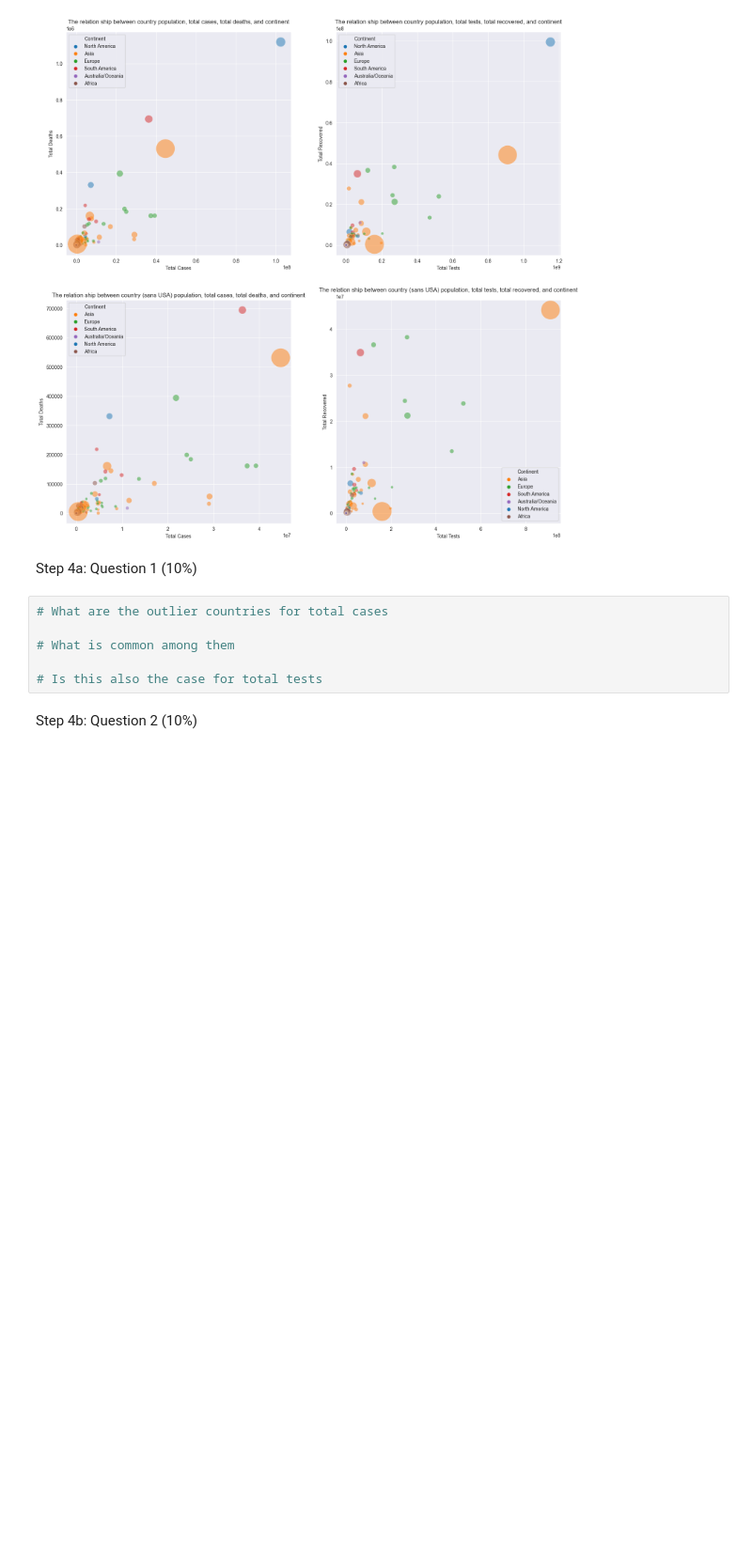
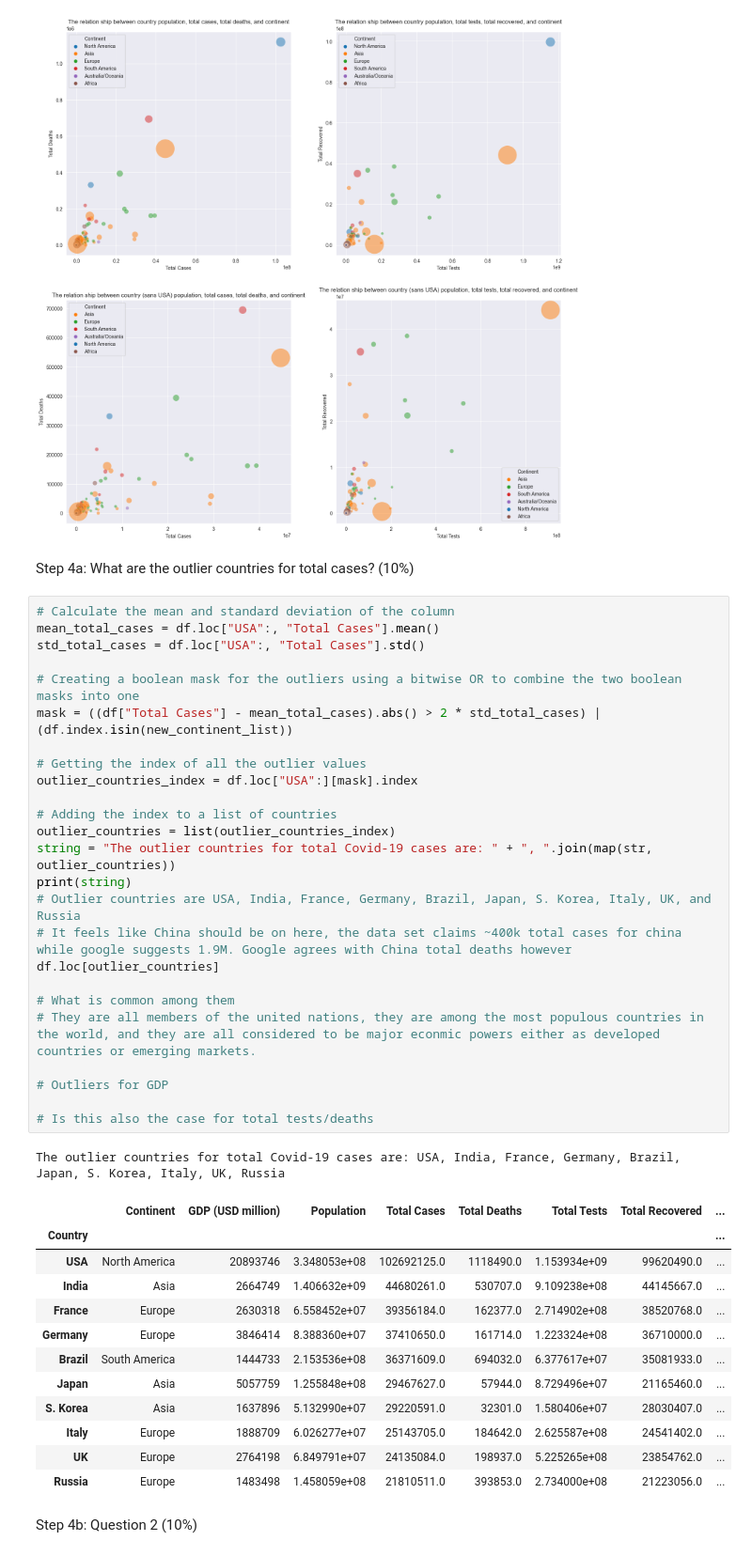
Before and after one commit to MJ-Peters/SDPA-Coursework, a Jupyter notebook: Data Analysis.ipynb, the cells around one changed output. Shown: that part at 94% size. Cells and saved outputs as stored; diff of their text form; blank space fills up the shorter version.

Commit message:
Calculated outlier countries of total covid cases.

```diff
--- a/Data Analysis.ipynb
+++ b/Data Analysis.ipynb
@@ -361,14 +361,47 @@ BP4.set_title("The relation ship between country (sans USA) population, total te
 plt.show()
 # %% [output]
 [figure]
-# %% [markdown]
-Step 4a: Question 1 (10%)
-# %%
-# What are the outlier countries for total cases
-
-# What is common among them
-
-# Is this also the case for total tests
+# %% [markdown]
+Step 4a: What are the outlier countries for total cases? (10%)
+# %%
+# Calculate the mean and standard deviation of the column
+mean_total_cases = df.loc["USA":, "Total Cases"].mean()
+std_total_cases = df.loc["USA":, "Total Cases"].std()
+
+# Creating a boolean mask for the outliers using a bitwise OR to combine the two boolean masks into one
+mask = ((df["Total Cases"] - mean_total_cases).abs() > 2 * std_total_cases) | (df.index.isin(new_continent_list))
+
+# Getting the index of all the outlier values
+outlier_countries_index = df.loc["USA":][mask].index
+
+# Adding the index to a list of countries
+outlier_countries = list(outlier_countries_index)
+string = "The outlier countries for total Covid-19 cases are: " + ", ".join(map(str, outlier_countries))
+print(string)
+# Outlier countries are USA, India, France, Germany, Brazil, Japan, S. Korea, Italy, UK, and Russia
+# It feels like China should be on here, the data set claims ~400k total cases for china while google suggests 1.9M. Google agrees with China total deaths however
+df.loc[outlier_countries]
+
+# What is common among them
+# They are all members of the united nations, they are among the most populous countries in the world, and they are all considered to be major econmic powers either as developed countries or emerging markets.
+
+# Outliers for GDP
+
+# Is this also the case for total tests/deaths
+# %% [output]
+The outlier countries for total Covid-19 cases are: USA, India, France, Germany, Brazil, Japan, S. Korea, Italy, UK, Russia
+|  | Continent | GDP (USD million) | Population | Total Cases | Total Deaths | Total Tests | Total Recovered | ... |
+| Country |  |  |  |  |  |  |  | ... |
+| USA | North America | 20893746 | 3.348053e+08 | 102692125.0 | 1118490.0 | 1.153934e+09 | 99620490.0 | ... |
+| India | Asia | 2664749 | 1.406632e+09 | 44680261.0 | 530707.0 | 9.109238e+08 | 44145667.0 | ... |
+| France | Europe | 2630318 | 6.558452e+07 | 39356184.0 | 162377.0 | 2.714902e+08 | 38520768.0 | ... |
+| Germany | Europe | 3846414 | 8.388360e+07 | 37410650.0 | 161714.0 | 1.223324e+08 | 36710000.0 | ... |
+| Brazil | South America | 1444733 | 2.153536e+08 | 36371609.0 | 694032.0 | 6.377617e+07 | 35081933.0 | ... |
+| Japan | Asia | 5057759 | 1.255848e+08 | 29467627.0 | 57944.0 | 8.729496e+07 | 21165460.0 | ... |
+| S. Korea | Asia | 1637896 | 5.132990e+07 | 29220591.0 | 32301.0 | 1.580406e+07 | 28030407.0 | ... |
+| Italy | Europe | 1888709 | 6.026277e+07 | 25143705.0 | 184642.0 | 2.625587e+08 | 24541402.0 | ... |
+| UK | Europe | 2764198 | 6.849791e+07 | 24135084.0 | 198937.0 | 5.225265e+08 | 23854762.0 | ... |
+| Russia | Europe | 1483498 | 1.458059e+08 | 21810511.0 | 393853.0 | 2.734000e+08 | 21223056.0 | ... |
 # %% [markdown]
 Step 4b: Question 2 (10%)
 # %%
```
Also changed, not shown: parts of 1 cell of this notebook.
